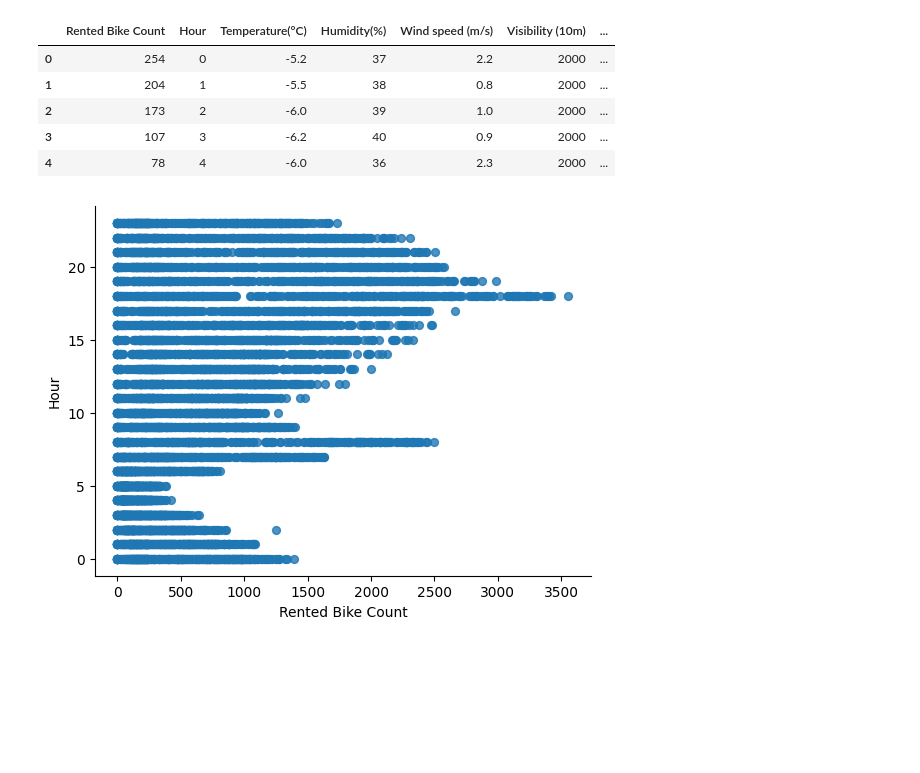
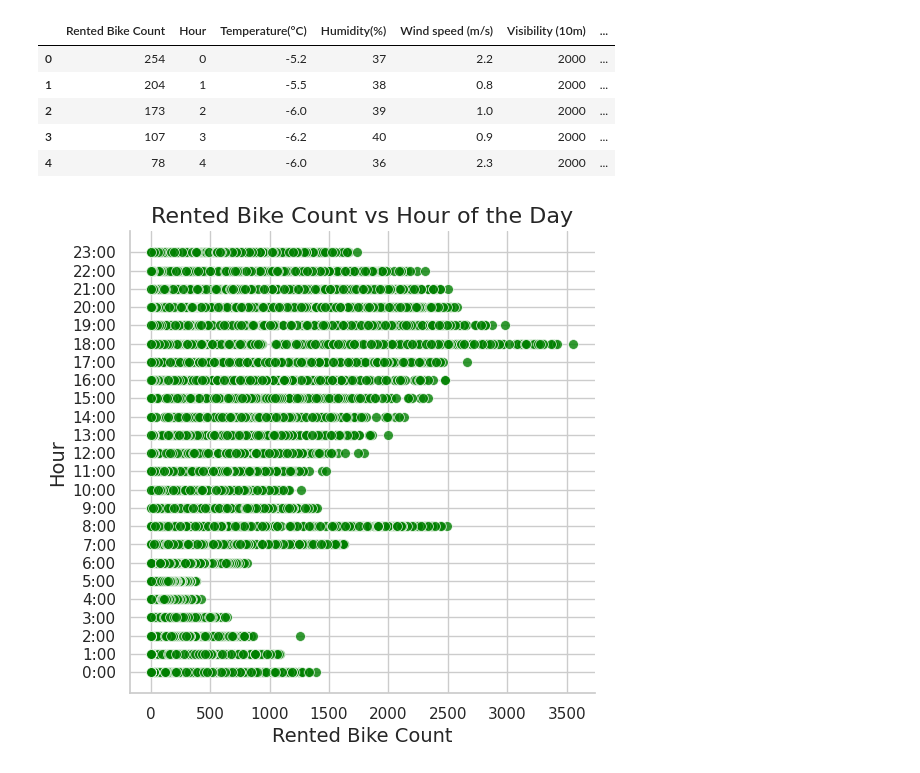
Before and after one commit to Jayesh-Ah/ME228-DS-ML, a Jupyter notebook: ME228_Project.ipynb, the cells around one changed output. Cells and saved outputs as stored; diff of their text form; code cells hidden in the pictures; blank space fills up the shorter version.

```diff
--- a/ME228_Project.ipynb
+++ b/ME228_Project.ipynb
@@ -92,11 +93,28 @@ df.head()
 | 2 | 173 | 2 | -6.0 | 39 | 1.0 | 2000 | ... |
 | 3 | 107 | 3 | -6.2 | 40 | 0.9 | 2000 | ... |
 | 4 | 78 | 4 | -6.0 | 36 | 2.3 | 2000 | ... |
-# %%
-# @title Rented Bike Count vs Hour
-
-from matplotlib import pyplot as plt
-df.plot(kind='scatter', x='Rented Bike Count', y='Hour', s=32, alpha=.8)
-plt.gca().spines[['top', 'right',]].set_visible(False)
-# %% [output]
-[figure, removed]
+# %%
+# @title Rented Bike Count vs Hour
+sns.set(style="whitegrid")
+
+# Create a scatter plot
+plt.figure(figsize=(6, 6))
+
+# Scatter plot with enhanced aesthetics
+sns.scatterplot(data=df, x='Rented Bike Count', y='Hour', s=50, alpha=0.8, color='green')
+
+# Set plot labels and title
+plt.title('Rented Bike Count vs Hour of the Day', fontsize=16)
+plt.xlabel('Rented Bike Count', fontsize=14)
+plt.ylabel('Hour', fontsize=14)
+
+# Customize the y-axis ticks to represent hours of the day
+plt.yticks(range(24), [f'{hour}:00' for hour in range(24)])
+
+# Hide the top and right spines
+sns.despine(top=True, right=True)
+
+# Show the plot
+plt.show()
+# %% [output]
+[figure, added]
```
Also changed, not shown: parts of 6 cells of this notebook.
